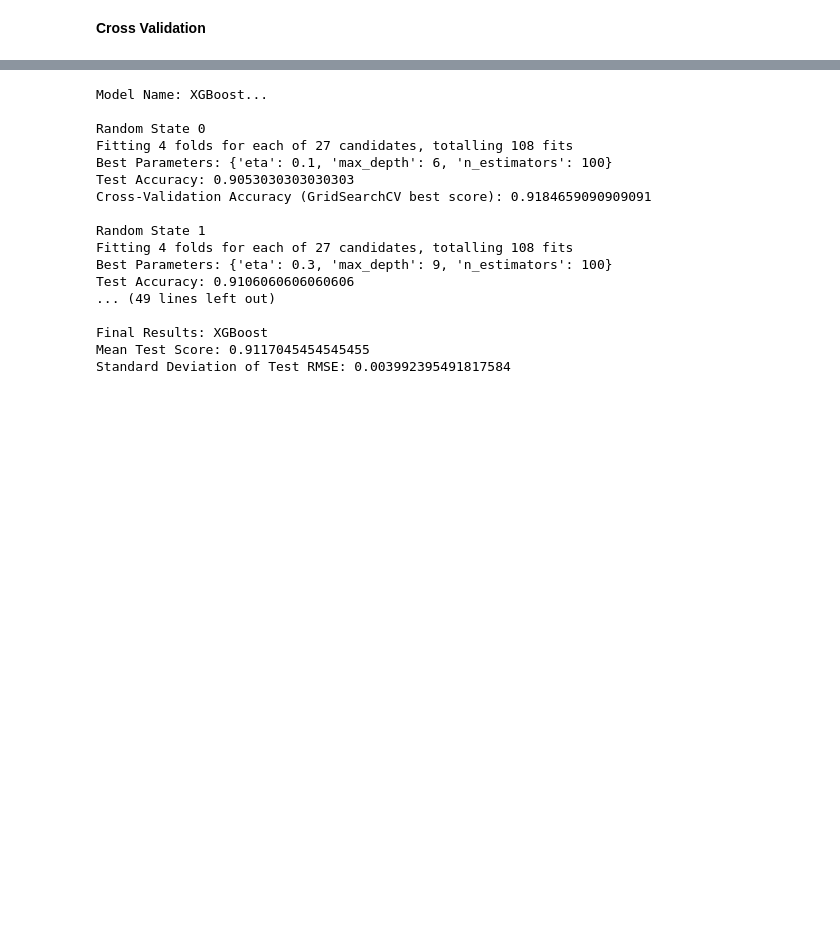
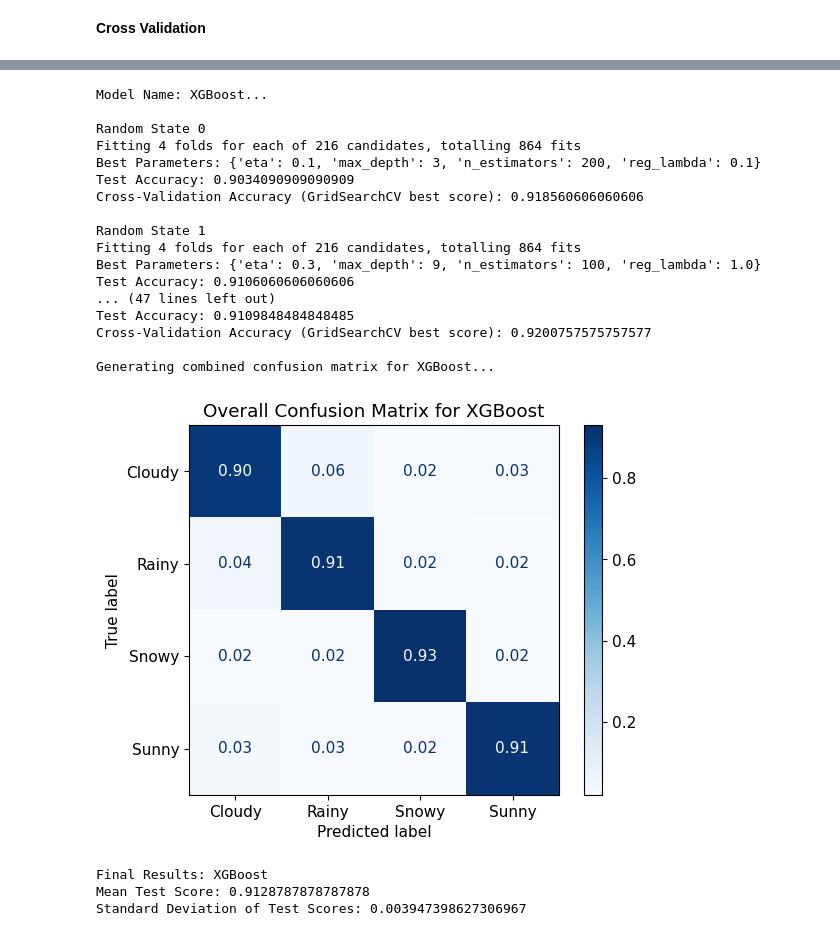
Before and after one commit to markfromcd/Cancer-Breast-Classification, a Jupyter notebook: Weather-Type.ipynb, the cells around one changed output, grey strips where cells are left out. Drawn from its saved outputs; the diff is of its cells as text; code cells hidden in the pictures; blank space fills up the shorter version.

```diff
--- a/Weather-Type.ipynb
+++ b/Weather-Type.ipynb
@@ -857,37 +863,42 @@ Standard Deviation of Test RMSE: 0.004605038762251244
 # %%
 models_with_params = {
     "XGBoost": {
         "model": XGBClassifier(eval_metric="logloss"),
         "params": {
-            "eta": [0.01, 0.1, 0.3],
+            "eta": [0.01, 0.1, 0.3],#learning rate
+            "reg_lambda": [0e0, 1e-2, 1e-1, 1e0, 1e1, 1e2],
             "max_depth": [3, 6, 9],
-            "n_estimators": [50, 100, 200]
+            "n_estimators": [50, 100, 200, 400]#set at 1000, do not tune it.
         }
     }
 }
 
 # Call the function directly with X and y
-test_scores_xgb, best_models_xgb = MLpipe_KFold_Classification(
+test_scores_xgb, best_models_xgb, best_X_xgb, best_y_xgb = MLpipe_KFold_Classification(
     X, y, models_with_params, random_states=10
 )
 # %% [output]
 Model Name: XGBoost...
 
 Random State 0
-Fitting 4 folds for each of 27 candidates, totalling 108 fits
-Best Parameters: {'eta': 0.1, 'max_depth': 6, 'n_estimators': 100}
-Test Accuracy: 0.9053030303030303
-Cross-Validation Accuracy (GridSearchCV best score): 0.9184659090909091
+Fitting 4 folds for each of 216 candidates, totalling 864 fits
+Best Parameters: {'eta': 0.1, 'max_depth': 3, 'n_estimators': 200, 'reg_lambda': 0.1}
+Test Accuracy: 0.9034090909090909
+Cross-Validation Accuracy (GridSearchCV best score): 0.918560606060606
 
 Random State 1
-Fitting 4 folds for each of 27 candidates, totalling 108 fits
-Best Parameters: {'eta': 0.3, 'max_depth': 9, 'n_estimators': 100}
+Fitting 4 folds for each of 216 candidates, totalling 864 fits
+Best Parameters: {'eta': 0.3, 'max_depth': 9, 'n_estimators': 100, 'reg_lambda': 1.0}
 Test Accuracy: 0.9106060606060606
-... (49 lines left out)
+... (47 lines left out)
+Test Accuracy: 0.9109848484848485
+Cross-Validation Accuracy (GridSearchCV best score): 0.9200757575757577
 
-Final Results: XGBoost
-Mean Test Score: 0.9117045454545455
-Standard Deviation of Test RMSE: 0.003992395491817584
+Generating combined confusion matrix for XGBoost...
+[figure, added]
+Final Results: XGBoost
+Mean Test Score: 0.9128787878787878
+Standard Deviation of Test Scores: 0.003947398627306967
 # %%
 from sklearn.neighbors import KNeighborsClassifier
 models_with_params = {
```
Also changed, not shown: parts of 29 cells of this notebook, 22 other files.
